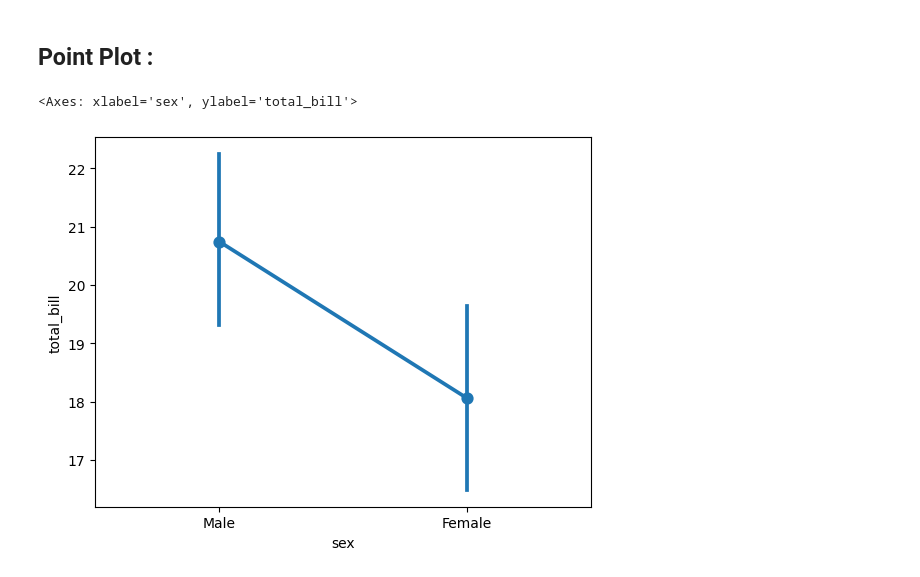
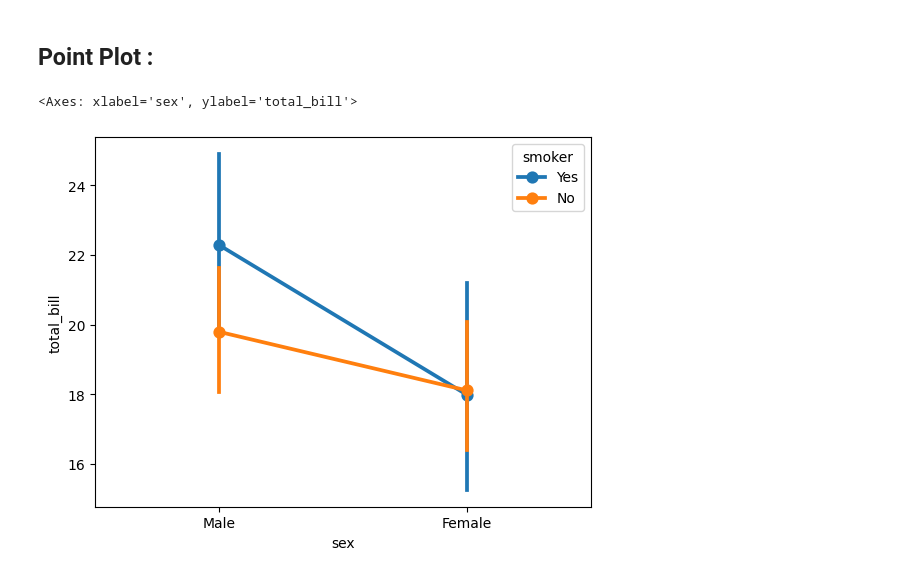
Before and after one commit to aayushmanz/Python-For-Data-Science, a Jupyter notebook: Seaborn in Python/Categorical Plots in Seaborn.ipynb, the cells around one changed output. Drawn from its saved outputs; the diff is of its cells as text; code cells hidden in the pictures.

```diff
--- a/Seaborn in Python/Categorical Plots in Seaborn.ipynb
+++ b/Seaborn in Python/Categorical Plots in Seaborn.ipynb
@@ -141,7 +141,7 @@ sns.catplot(data=tips, x='sex', y='total_bill', kind='bar', errorbar=None, hue='
 # %% [markdown]
 ## **Point Plot :**
 # %%
-sns.pointplot(data=tips, x='sex', y='total_bill', estimator=np.mean)
+sns.pointplot(data=tips, x='sex', y='total_bill', estimator=np.mean, hue='smoker')
 # %% [output]
 <Axes: xlabel='sex', ylabel='total_bill'>
-[figure, old version]
+[figure, new version]
```
Also changed, not shown: parts of 4 cells of this notebook.
